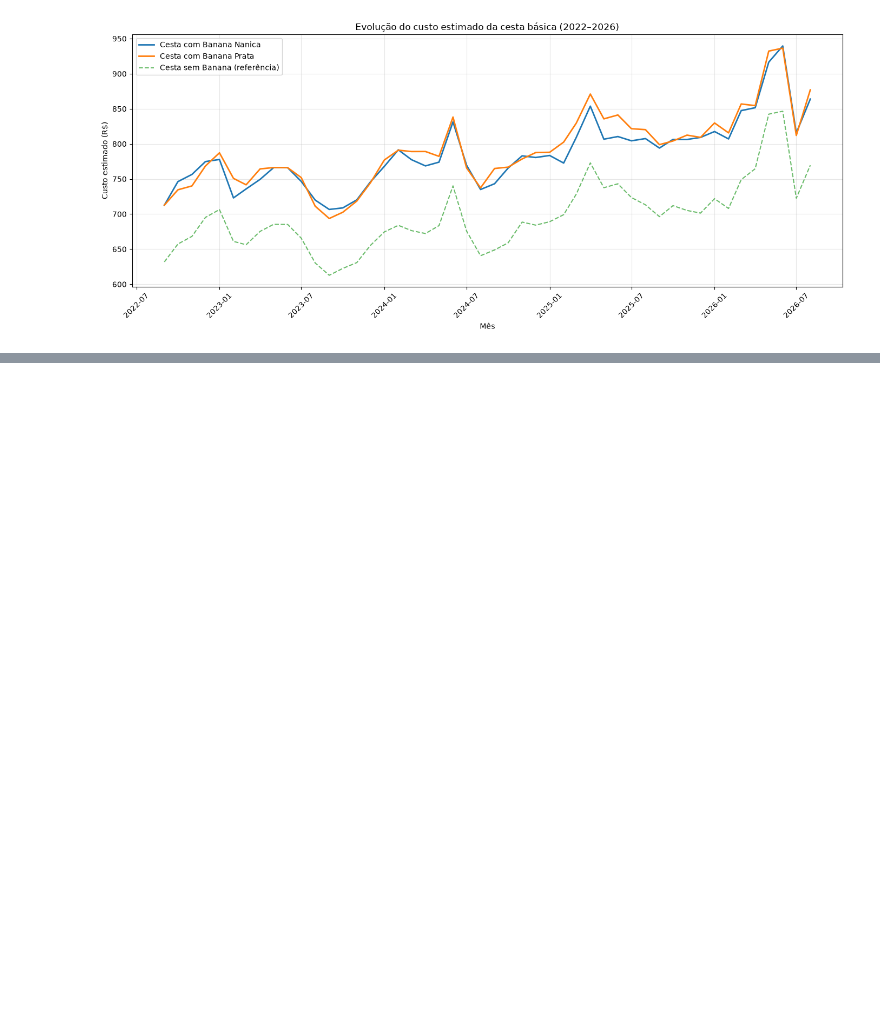
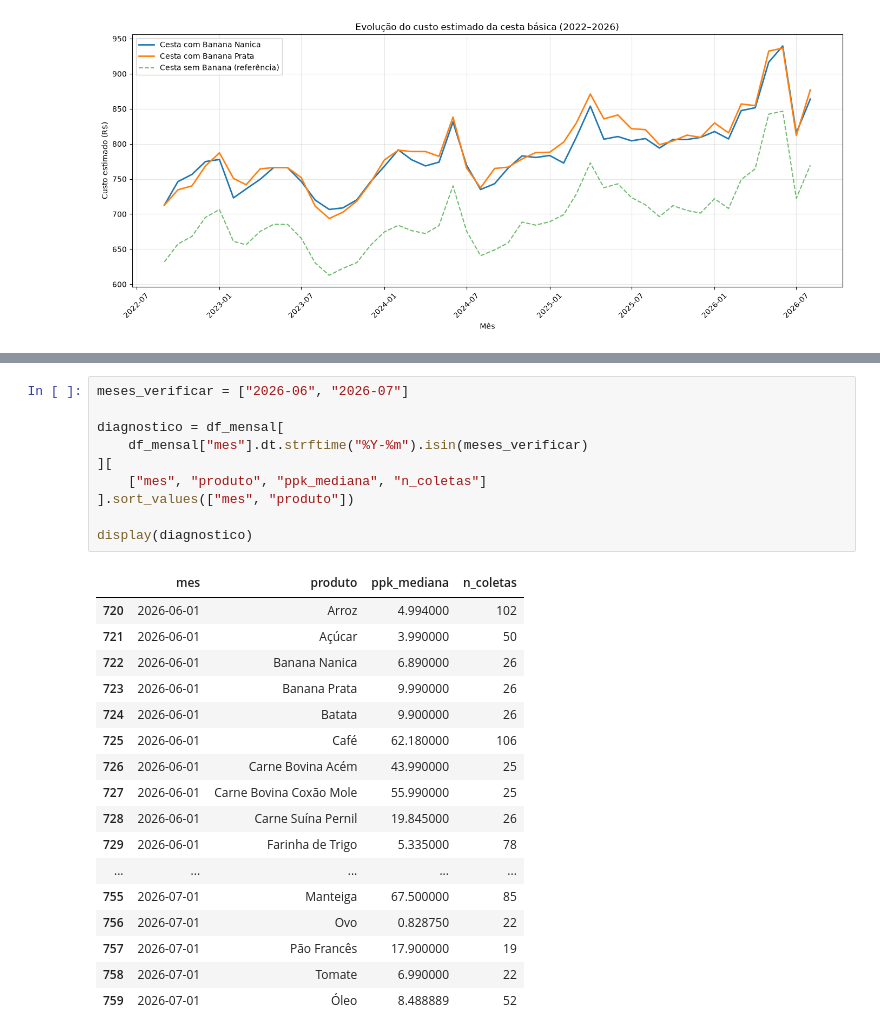
Before and after one commit to Lucas-Ibrahim/cesta-basica-analise, a Jupyter notebook: notebooks/02_acessibilidade.ipynb, the cells around one changed output, grey strips where cells are left out. Drawn from its saved outputs; the diff is of its cells as text; blank space fills up the shorter version.

```diff
--- a/notebooks/02_acessibilidade.ipynb
+++ b/notebooks/02_acessibilidade.ipynb
@@ -1040,0 +1226,28 @@ plt.show()
+# %%
+meses_verificar = ["2026-06", "2026-07"]
+
+diagnostico = df_mensal[
+    df_mensal["mes"].dt.strftime("%Y-%m").isin(meses_verificar)
+][
+    ["mes", "produto", "ppk_mediana", "n_coletas"]
+].sort_values(["mes", "produto"])
+
+display(diagnostico)
+# %% [output]
+|  | mes | produto | ppk_mediana | n_coletas |
+| 720 | 2026-06-01 | Arroz | 4.994000 | 102 |
+| 721 | 2026-06-01 | Açúcar | 3.990000 | 50 |
+| 722 | 2026-06-01 | Banana Nanica | 6.890000 | 26 |
+| 723 | 2026-06-01 | Banana Prata | 9.990000 | 26 |
+| 724 | 2026-06-01 | Batata | 9.900000 | 26 |
+| 725 | 2026-06-01 | Café | 62.180000 | 106 |
+| 726 | 2026-06-01 | Carne Bovina Acém | 43.990000 | 25 |
+| 727 | 2026-06-01 | Carne Bovina Coxão Mole | 55.990000 | 25 |
+| 728 | 2026-06-01 | Carne Suína Pernil | 19.845000 | 26 |
+| 729 | 2026-06-01 | Farinha de Trigo | 5.335000 | 78 |
+| ... | ... | ... | ... | ... |
+| 755 | 2026-07-01 | Manteiga | 67.500000 | 85 |
+| 756 | 2026-07-01 | Ovo | 0.828750 | 22 |
+| 757 | 2026-07-01 | Pão Francês | 17.900000 | 19 |
+| 758 | 2026-07-01 | Tomate | 6.990000 | 22 |
+| 759 | 2026-07-01 | Óleo | 8.488889 | 52 |
```
Also changed, not shown: parts of 6 cells of this notebook.
